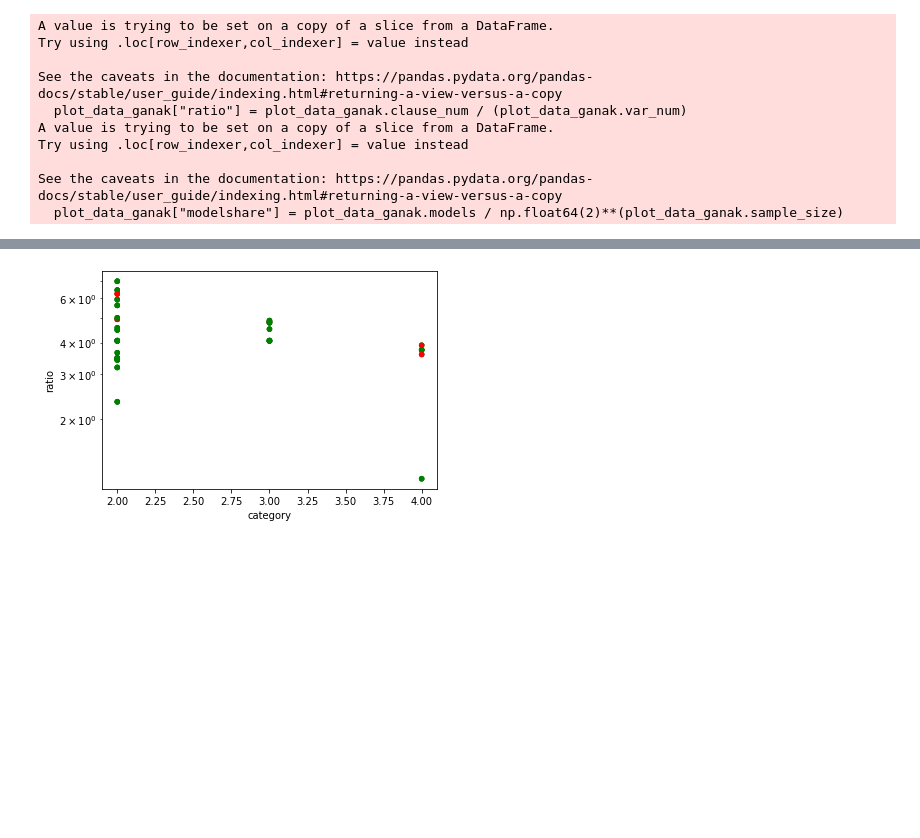
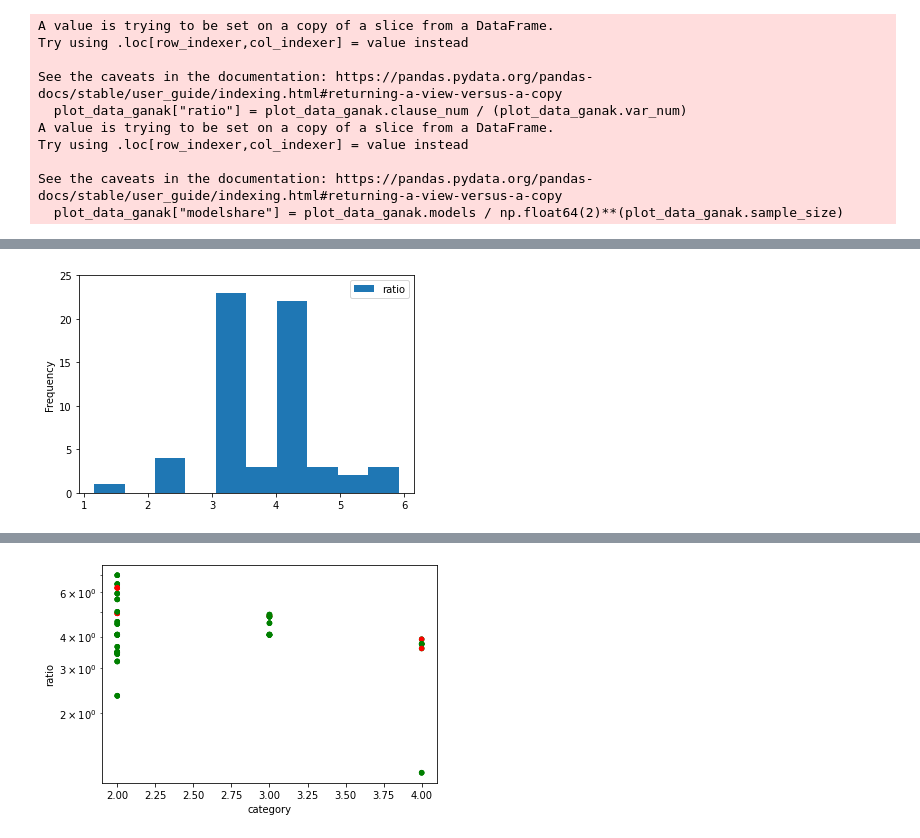
Before and after one commit to samysweb/counterSharp-experiments, a Jupyter notebook: logParsing/MC-Analysis.ipynb, the cells around one changed output, grey strips where cells are left out. Cells and saved outputs as stored; diff of their text form; code cells hidden in the pictures; blank space fills up the shorter version.

```diff
--- a/logParsing/MC-Analysis.ipynb
+++ b/logParsing/MC-Analysis.ipynb
@@ -323,0 +416,5 @@ See the caveats in the documentation: https://pandas.pydata.org/pandas-docs/stab
+# %%
+#ax = plot_data_ganak.plot(x="clause_num",y="var_num",kind='scatter',c=ganak_colors,logx=True,logy=True)
+ax = plot_data_ganak[plot_data_ganak.status=="ok"].plot(y="ratio",kind='hist',ylim=(0,25))
+# %% [output]
+[figure, added]
```
Also changed, not shown: parts of 7 cells of this notebook.
